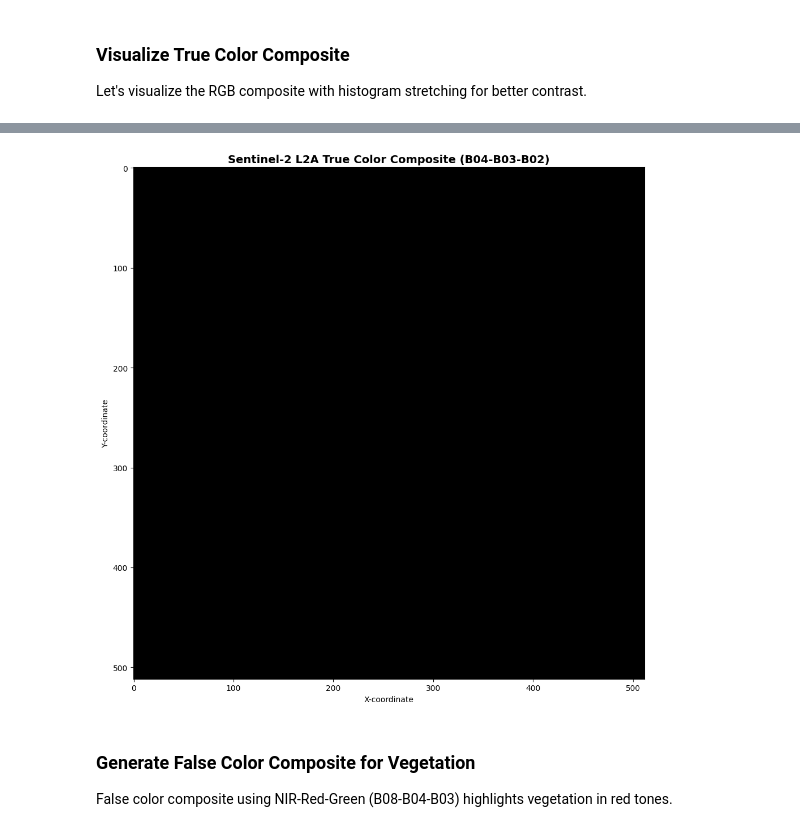
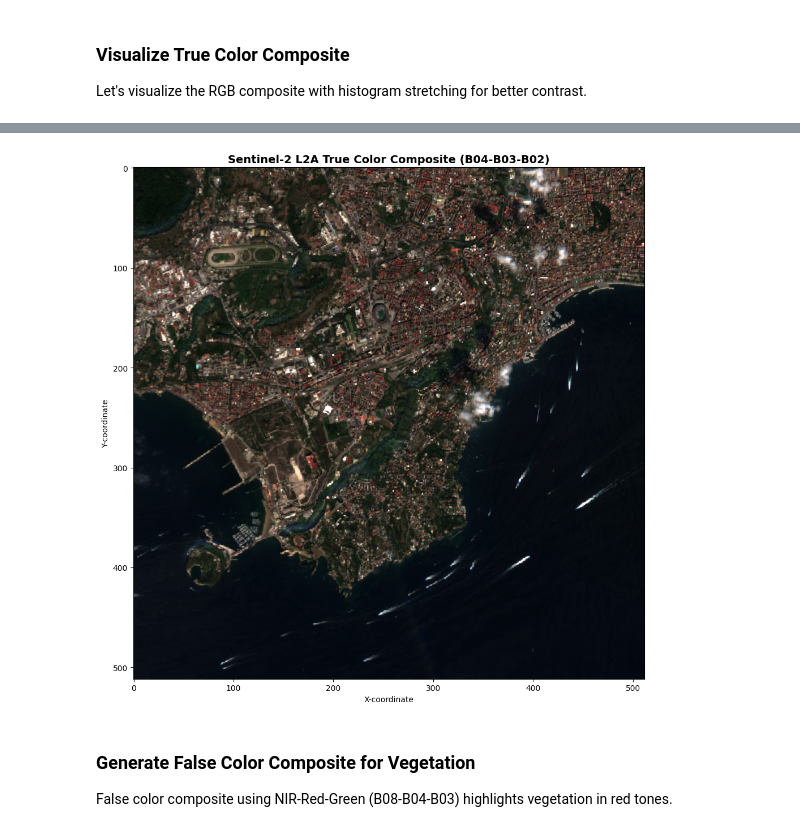
Before and after one commit to eopf-toolkit/eopf-101, a Jupyter notebook: 41_rio_tiler_s2_fundamentals.ipynb, the cells around one changed output, grey strips where cells are left out. Saved outputs shown, nothing was run; the diff lists cells and outputs as text; code cells hidden in the pictures.

```diff
--- a/41_rio_tiler_s2_fundamentals.ipynb
+++ b/41_rio_tiler_s2_fundamentals.ipynb
@@ -274,13 +274,10 @@ with XarrayReader(rgb_bands) as src:
     print(f"   Bounds: {src.bounds}")
     print(f"   Available bands: {src.band_names}")
 
-    # Read an extent at a reasonable resolution
-    rgb_data = src.tile(
-        1107,
-        769,
-        11,
-        tilesize=512,
-    )
+    # Get a tile at zoom level 12 for Napoli area
+    # Data is rescaled for visualization
+    tile = src.tms.tile(14.23, 40.83, 12)
+    rgb_data = src.tile(tile.x, tile.y, 12, tilesize=512).rescale(((0, 0.4),))
 
 print(f"\n✅ RGB tile generated:")
 print(f"   CRS: {rgb_data.crs}")
@@ -314,28 +302,14 @@ imshow(rgb_data.data_as_image())
 # %%
-# Apply simple contrast stretch (2% linear stretch)
-def stretch_rgb(data, lower_percentile=2, upper_percentile=98):
-    """Apply percentile stretch to RGB data."""
-    stretched = np.zeros_like(data, dtype=np.uint8)
-    for i in range(3):
-        band = data[i]
-        p_low, p_high = np.percentile(band[band > 0], [lower_percentile, upper_percentile])
-        band_stretched = np.clip((band - p_low) / (p_high - p_low) * 255, 0, 255)
-        stretched[i] = band_stretched.astype(np.uint8)
-    return stretched
-
-# Stretch and visualize
-# rgb_stretched = stretch_rgb(rgb_data.data)
-
 plt.figure(figsize=(10, 10))
-plt.imshow(rgb_data.data_as_image())
+plt.imshow(rgb_data.array.transpose(1, 2, 0))
 plt.title('Sentinel-2 L2A True Color Composite (B04-B03-B02)', fontsize=14, fontweight='bold')
 plt.xlabel('X-coordinate')
 plt.ylabel('Y-coordinate')
 plt.grid(False)
 plt.tight_layout()
 plt.show()
 # %% [output]
-[figure, old version]
+[figure, new version]
 # %% [markdown]
 ### Generate False Color Composite for Vegetation
 
```
Also changed, not shown: parts of 4 cells of this notebook, 1 other file.
